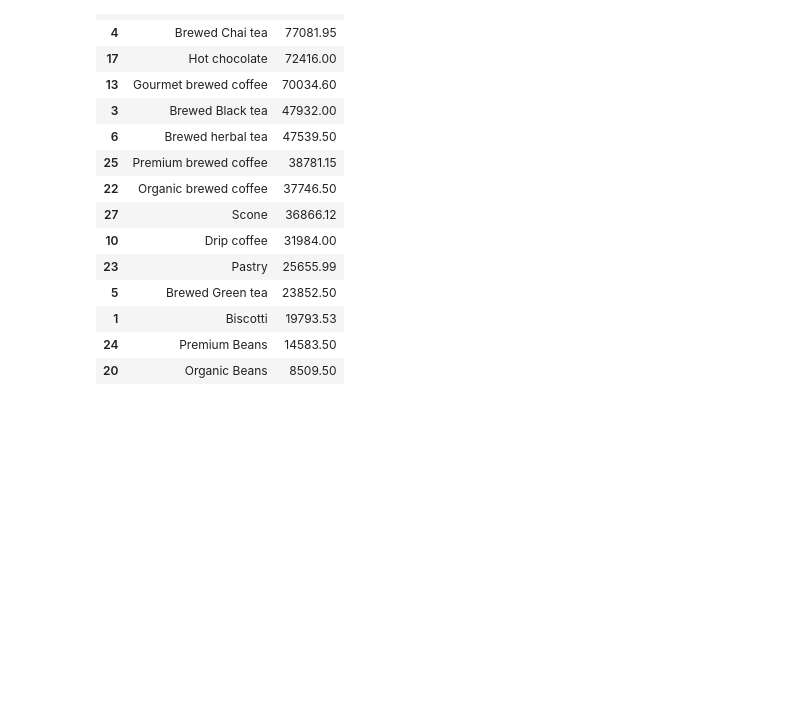
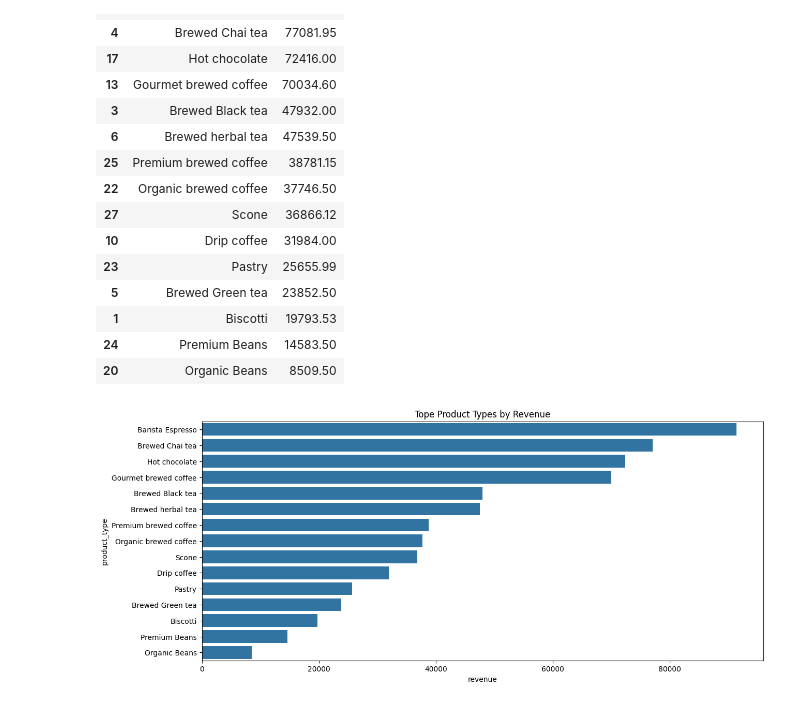
Before and after one commit to AN-ai-del/coffee-sales-trend-analysis, a Jupyter notebook: notebooks/EDA.ipynb, the cells around one changed output. Drawn from its saved outputs; the diff is of its cells as text; code cells hidden in the pictures; blank space fills up the shorter version.

Commit message:
Completed advanced product and stored segmentation analysis

```diff
--- a/notebooks/EDA.ipynb
+++ b/notebooks/EDA.ipynb
@@ -587,3 +587,18 @@ product_type_revenue.head(15)
 | 1 | Biscotti | 19793.53 |
 | 24 | Premium Beans | 14583.50 |
 | 20 | Organic Beans | 8509.50 |
+# %%
+#Product Type Chart
+plt.figure(figsize=(14,6))
+
+sns.barplot(
+    data=product_type_revenue.head(15),
+    x="revenue",
+    y="product_type"
+)
+
+plt.title("Tope Product Types by Revenue")
+
+plt.show()
+# %% [output]
+[figure, added]
```
Also changed, not shown: parts of 2 cells of this notebook.
